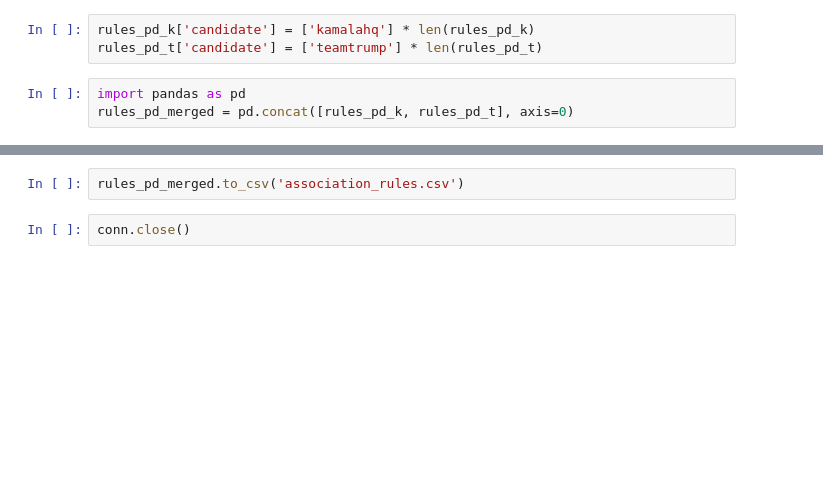
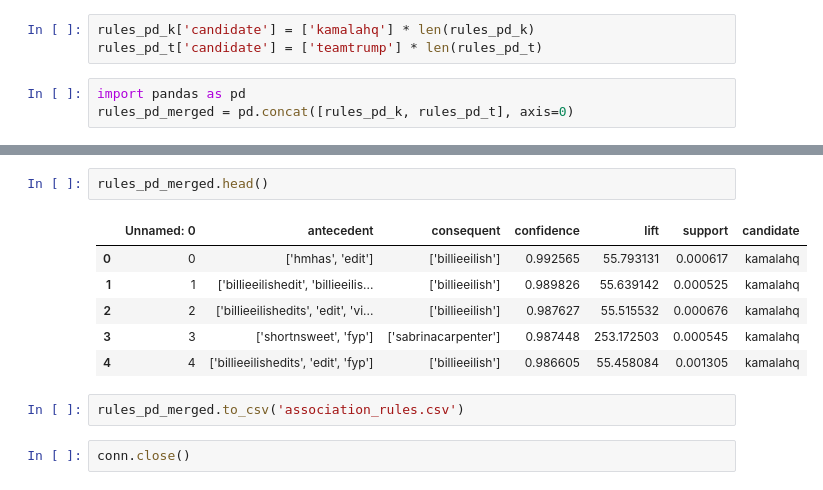
Before and after one commit to nitomanto/the-t-word, a Jupyter notebook: spark_itemset_copy.ipynb, the cells around one changed output, grey strips where cells are left out. Saved outputs shown, nothing was run; the diff lists cells and outputs as text; blank space fills up the shorter version.

```diff
--- a/spark_itemset_copy.ipynb
+++ b/spark_itemset_copy.ipynb
@@ -860,3 +909,12 @@ sns.violinplot(rules_pd_merged, y='confidence', x='candidate',
+# %%
+rules_pd_merged.head()
+# %% [output]
+|  | Unnamed: 0 | antecedent | consequent | confidence | lift | support | candidate |
+| 0 | 0 | ['hmhas', 'edit'] | ['billieeilish'] | 0.992565 | 55.793131 | 0.000617 | kamalahq |
+| 1 | 1 | ['billieeilishedit', 'billieeilis... | ['billieeilish'] | 0.989826 | 55.639142 | 0.000525 | kamalahq |
+| 2 | 2 | ['billieeilishedits', 'edit', 'vi... | ['billieeilish'] | 0.987627 | 55.515532 | 0.000676 | kamalahq |
+| 3 | 3 | ['shortnsweet', 'fyp'] | ['sabrinacarpenter'] | 0.987448 | 253.172503 | 0.000545 | kamalahq |
+| 4 | 4 | ['billieeilishedits', 'edit', 'fyp'] | ['billieeilish'] | 0.986605 | 55.458084 | 0.001305 | kamalahq |
 # %%
 rules_pd_merged.to_csv('association_rules.csv')
 # %%
```
Also changed, not shown: parts of 11 cells of this notebook.
